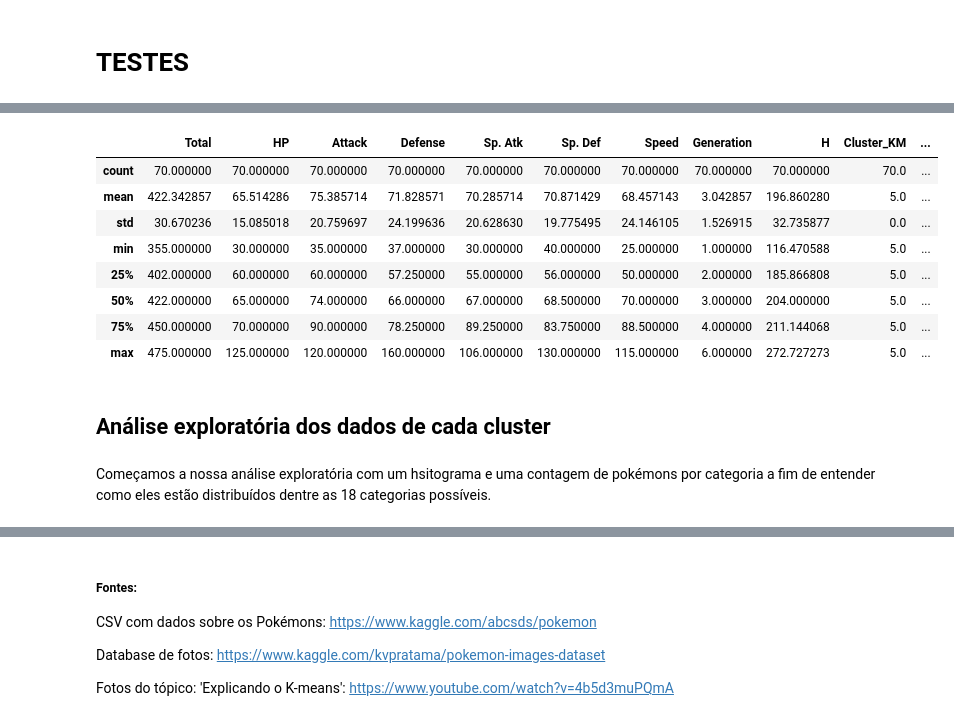
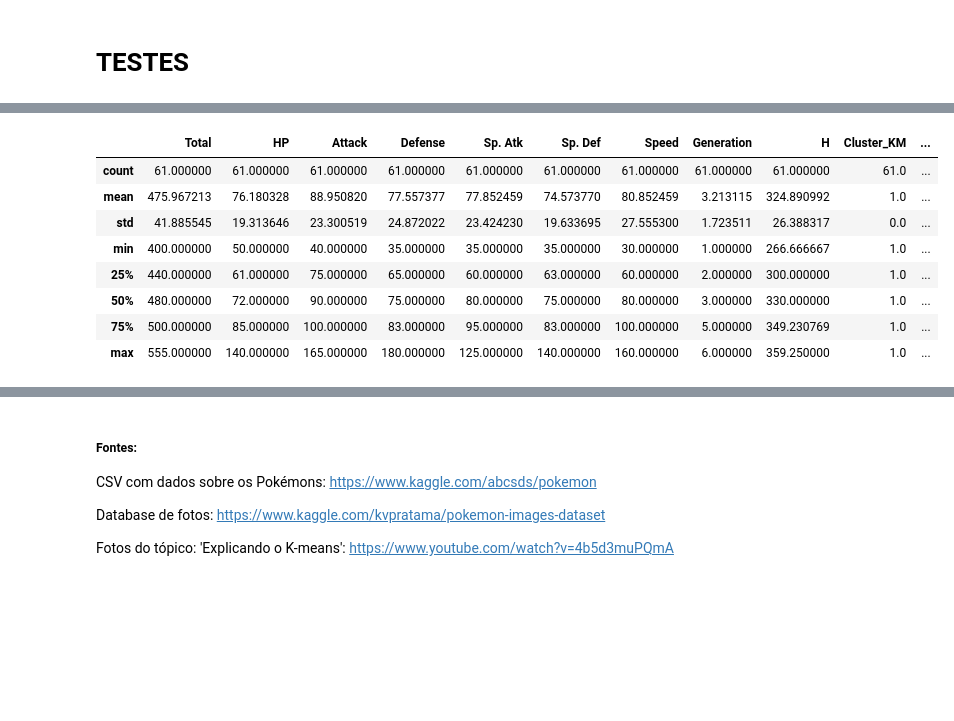
Before and after one commit to enricoan/Projeto-3--CDD, a Jupyter notebook: Projeto final Ciência dos Dados.ipynb, the cells around one changed output, grey strips where cells are left out. Drawn from its saved outputs; the diff is of its cells as text; code cells hidden in the pictures; blank space fills up the shorter version.

```diff
--- a/Projeto final Ciência dos Dados.ipynb
+++ b/Projeto final Ciência dos Dados.ipynb
@@ -76,3 +77,24 @@ plt.rcParams['figure.figsize'] = (15,15)
+# %%
+lis_cores_rgb_f = [] #lista que guardará os códigos RGB das cores predominantes em cada foto
+
+lis_cores_hsv_f = [] #lista que guardará os códigos HSV das cores predominantes em cada foto
+
+path = 'C:/Users/Enrico Aloisi Nardi/Desktop/Insper/SEGUNDO semestre/Ciência dos Dados/Projeto 3/Projeto-3--CDD/pokeimagens/'
+arq_na_pasta= os.listdir(path)
+
+for foto in arq_na_pasta:
+    color_thief = ColorThief(path + foto)
+
+    #recebendo a cor predominante de cada foto
+    cor_predominante_f = color_thief.get_color(quality=1)
+    lis_cores_rgb_f.append(cor_predominante_f)
+
+    # Colocando a variável "cor predominante" numa função que converte um código de cores RGB em HSV e vice-versa.
+    # Ela será utilzada para aumentar a 'precisão' da leitura da cor da foto feita pelo ColouThief, que entrega o resultado em RGB.
+    # Com a conversão RGB-HSV buscamos reduzir confusões feitas pelo programa por conta de pequenas diferenças na cor lida.
+    cor_predominante_hsv_f = colorsys.rgb_to_hsv(cor_predominante_f[0], cor_predominante_f[1], cor_predominante_f[2])
+
+    lis_cores_hsv_f.append(cor_predominante_hsv_f[0] * 360)
 # %% [markdown]
 Mudando a categoria do Pokémon de texto para número, uma vez que este é o único input aceito pelo algoritmo do KMeans.
 # %%
@@ -272,16 +306,12 @@ c5_GMM.describe()
 # %%
-c5_KM.describe()
+c9_GMM.describe()
 # %% [output]
 |  | Total | HP | Attack | Defense | Sp. Atk | Sp. Def | Speed | Generation | H | Cluster_KM | ... |
-| count | 70.000000 | 70.000000 | 70.000000 | 70.000000 | 70.000000 | 70.000000 | 70.000000 | 70.000000 | 70.000000 | 70.0 | ... |
-| mean | 422.342857 | 65.514286 | 75.385714 | 71.828571 | 70.285714 | 70.871429 | 68.457143 | 3.042857 | 196.860280 | 5.0 | ... |
-| std | 30.670236 | 15.085018 | 20.759697 | 24.199636 | 20.628630 | 19.775495 | 24.146105 | 1.526915 | 32.735877 | 0.0 | ... |
-| min | 355.000000 | 30.000000 | 35.000000 | 37.000000 | 30.000000 | 40.000000 | 25.000000 | 1.000000 | 116.470588 | 5.0 | ... |
-| 25% | 402.000000 | 60.000000 | 60.000000 | 57.250000 | 55.000000 | 56.000000 | 50.000000 | 2.000000 | 185.866808 | 5.0 | ... |
-| 50% | 422.000000 | 65.000000 | 74.000000 | 66.000000 | 67.000000 | 68.500000 | 70.000000 | 3.000000 | 204.000000 | 5.0 | ... |
-| 75% | 450.000000 | 70.000000 | 90.000000 | 78.250000 | 89.250000 | 83.750000 | 88.500000 | 4.000000 | 211.144068 | 5.0 | ... |
-| max | 475.000000 | 125.000000 | 120.000000 | 160.000000 | 106.000000 | 130.000000 | 115.000000 | 6.000000 | 272.727273 | 5.0 | ... |
+| count | 61.000000 | 61.000000 | 61.000000 | 61.000000 | 61.000000 | 61.000000 | 61.000000 | 61.000000 | 61.000000 | 61.0 | ... |
+| mean | 475.967213 | 76.180328 | 88.950820 | 77.557377 | 77.852459 | 74.573770 | 80.852459 | 3.213115 | 324.890992 | 1.0 | ... |
+| std | 41.885545 | 19.313646 | 23.300519 | 24.872022 | 23.424230 | 19.633695 | 27.555300 | 1.723511 | 26.388317 | 0.0 | ... |
+| min | 400.000000 | 50.000000 | 40.000000 | 35.000000 | 35.000000 | 35.000000 | 30.000000 | 1.000000 | 266.666667 | 1.0 | ... |
+| 25% | 440.000000 | 61.000000 | 75.000000 | 65.000000 | 60.000000 | 63.000000 | 60.000000 | 2.000000 | 300.000000 | 1.0 | ... |
+| 50% | 480.000000 | 72.000000 | 90.000000 | 75.000000 | 80.000000 | 75.000000 | 80.000000 | 3.000000 | 330.000000 | 1.0 | ... |
+| 75% | 500.000000 | 85.000000 | 100.000000 | 83.000000 | 95.000000 | 83.000000 | 100.000000 | 5.000000 | 349.230769 | 1.0 | ... |
+| max | 555.000000 | 140.000000 | 165.000000 | 180.000000 | 125.000000 | 140.000000 | 160.000000 | 6.000000 | 359.250000 | 1.0 | ... |
-# %% [markdown]
-## Análise exploratória dos dados de cada cluster
-# %% [markdown]
-Começamos a nossa análise exploratória com um hsitograma e uma contagem de pokémons por categoria a fim de entender como eles estão distribuídos dentre as 18 categorias possíveis.
```
Also changed, not shown: parts of 20 cells of this notebook, 2 other files.
